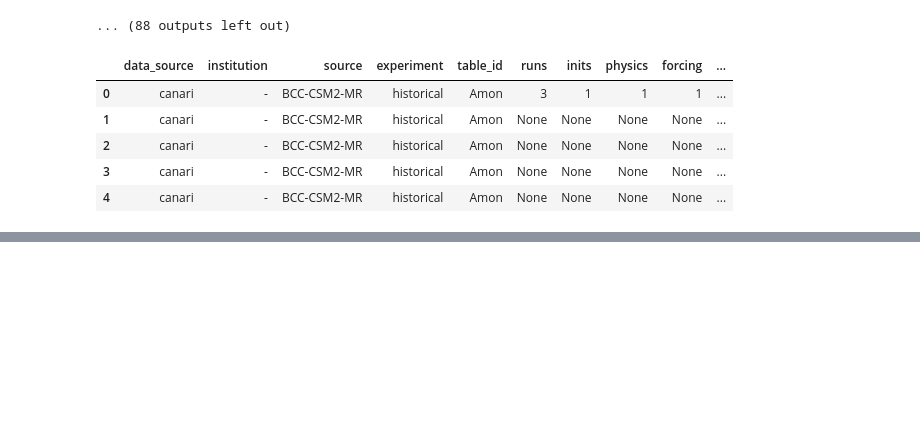
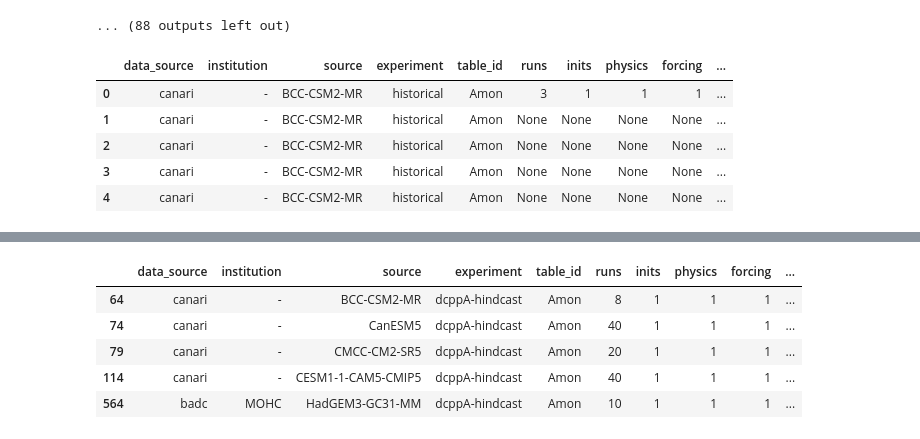
Before and after one commit to benhutchmet/model-characteristics, a Jupyter notebook: model_charac.ipynb, the cells around one changed output, grey strips where cells are left out. Saved outputs shown, nothing was run; the diff lists cells and outputs as text; code cells hidden in the pictures; blank space fills up the shorter version.

```diff
--- a/model_charac.ipynb
+++ b/model_charac.ipynb
@@ -356,0 +361,10 @@ df_psl
+# %%
+df_sfcWind = df.loc[(df['variable'] == 'sfcWind') & (df['experiment'] == 'dcppA-hindcast') & (df['table_id'] == 'Amon') & (df['no_members'] != 0)]
+df_sfcWind
+# %% [output]
+|  | data_source | institution | source | experiment | table_id | runs | inits | physics | forcing | ... |
+| 64 | canari | - | BCC-CSM2-MR | dcppA-hindcast | Amon | 8 | 1 | 1 | 1 | ... |
+| 74 | canari | - | CanESM5 | dcppA-hindcast | Amon | 40 | 1 | 1 | 1 | ... |
+| 79 | canari | - | CMCC-CM2-SR5 | dcppA-hindcast | Amon | 20 | 1 | 1 | 1 | ... |
+| 114 | canari | - | CESM1-1-CAM5-CMIP5 | dcppA-hindcast | Amon | 40 | 1 | 1 | 1 | ... |
+| 564 | badc | MOHC | HadGEM3-GC31-MM | dcppA-hindcast | Amon | 10 | 1 | 1 | 1 | ... |
```
Also changed, not shown: parts of 4 cells of this notebook.
